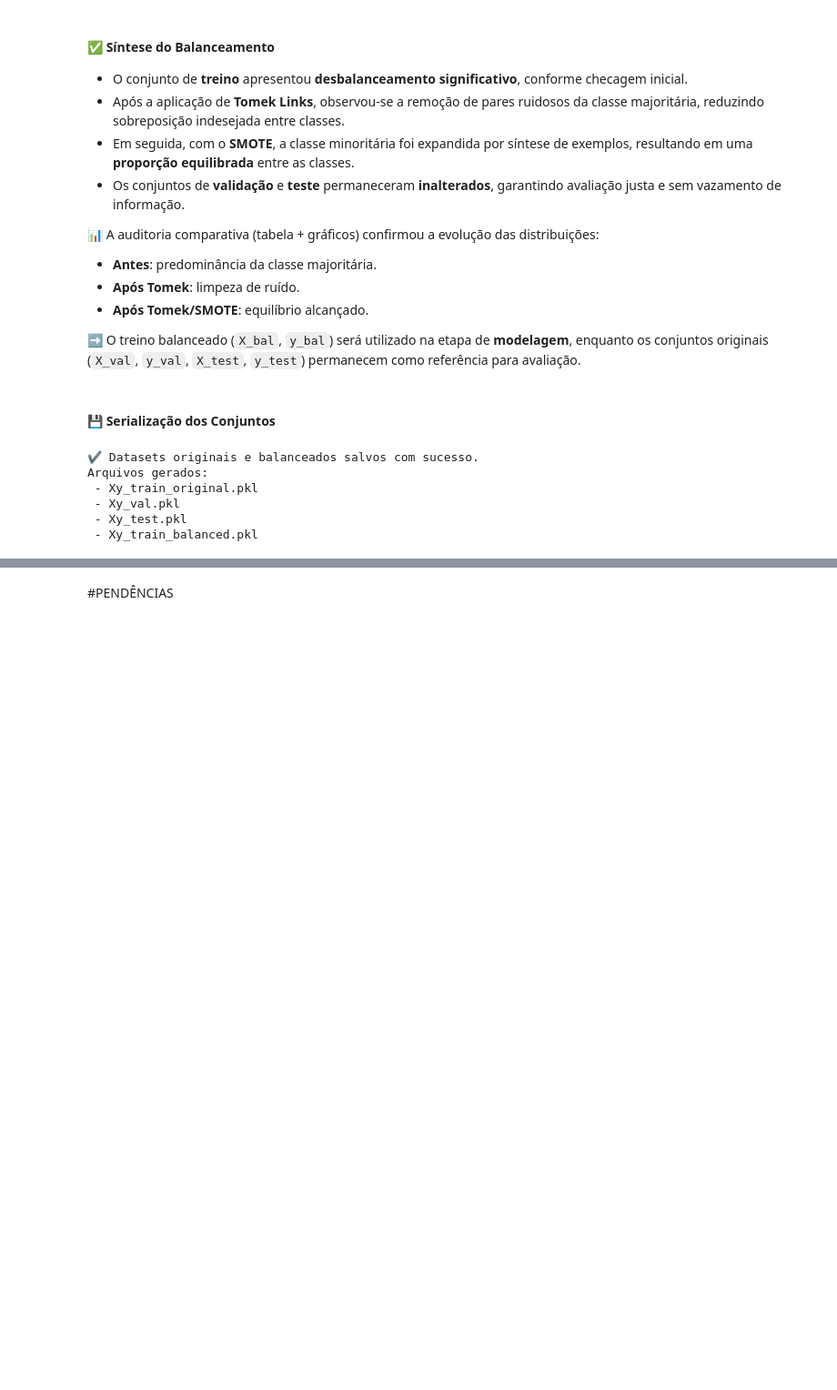
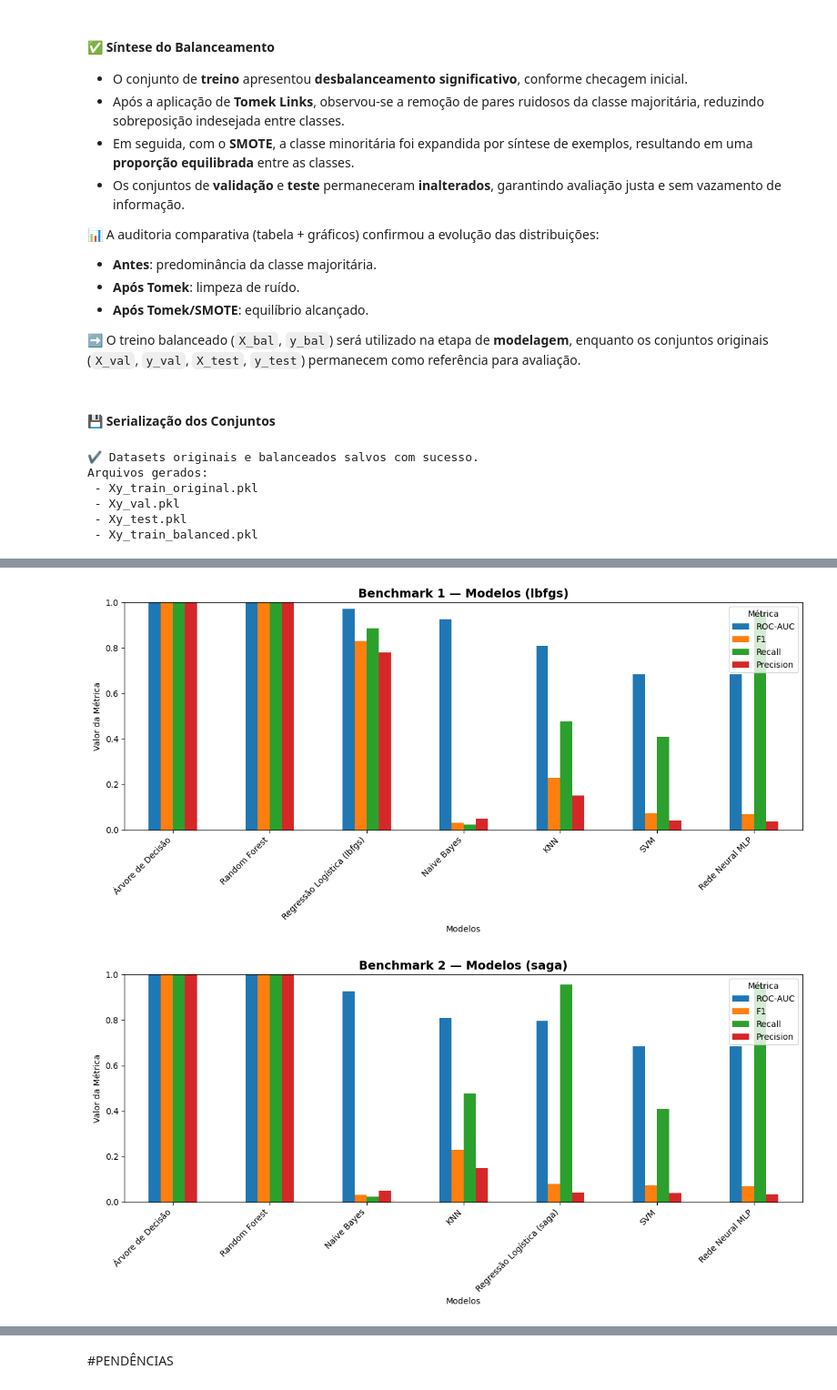
Before and after one commit to Cristie-Lima/e-SUS_Sinan_Mpox_ML-Workflow, a Jupyter notebook: cristie_mod6_proj_final_parte_2.ipynb, the cells around one changed output, grey strips where cells are left out. Shown at 91% size. Cells and saved outputs as stored; diff of their text form; code cells hidden in the pictures; blank space fills up the shorter version.

```diff
--- a/cristie_mod6_proj_final_parte_2.ipynb
+++ b/cristie_mod6_proj_final_parte_2.ipynb
@@ -3573,0 +3470,27 @@ plt.show()
+# %%
+#### 📊 Gráficos Comparativos — Benchmark de Modelos
+# gráficos de barras para v1 (lbfgs) e v2 (saga)
+
+# import matplotlib.pyplot as plt
+
+def plot_metricas(df, titulo):
+    # Garante a ordem de colunas desejada
+    metricas = ["ROC-AUC", "F1", "Recall", "Precision"]
+    df_plot = df[metricas].sort_values(by="ROC-AUC", ascending=False)
+
+    ax = df_plot.plot(kind="bar", figsize=(12,6))
+    plt.title(titulo, fontsize=14, fontweight="bold")
+    plt.ylabel("Valor da Métrica")
+    plt.xlabel("Modelos")
+    plt.xticks(rotation=45, ha="right")
+    plt.ylim(0, 1)  # métricas entre 0 e 1
+    plt.legend(title="Métrica")
+    plt.tight_layout()
+    plt.show()
+
+# Gráficos para os dois benchmarks
+plot_metricas(df_resultados_v1, "Benchmark 1 — Modelos (lbfgs)")
+plot_metricas(df_resultados_v2, "Benchmark 2 — Modelos (saga)")
+# %% [output]
+[figure, added]
+[figure, added]
```
Also changed, not shown: parts of 27 cells of this notebook.
